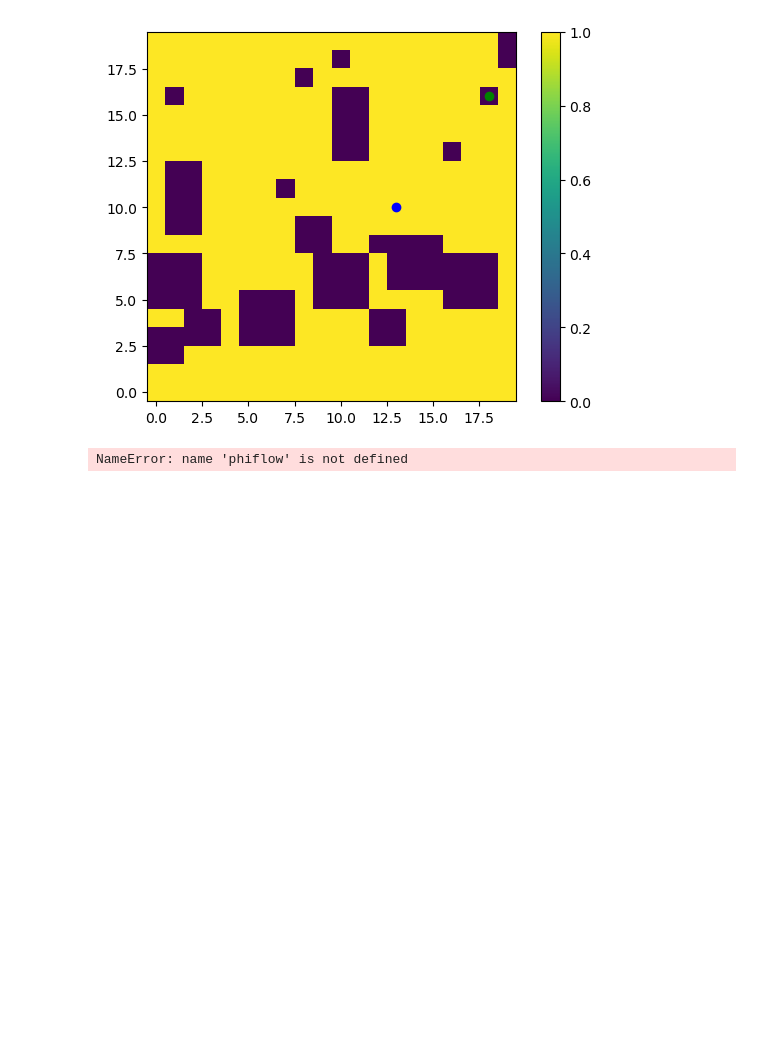
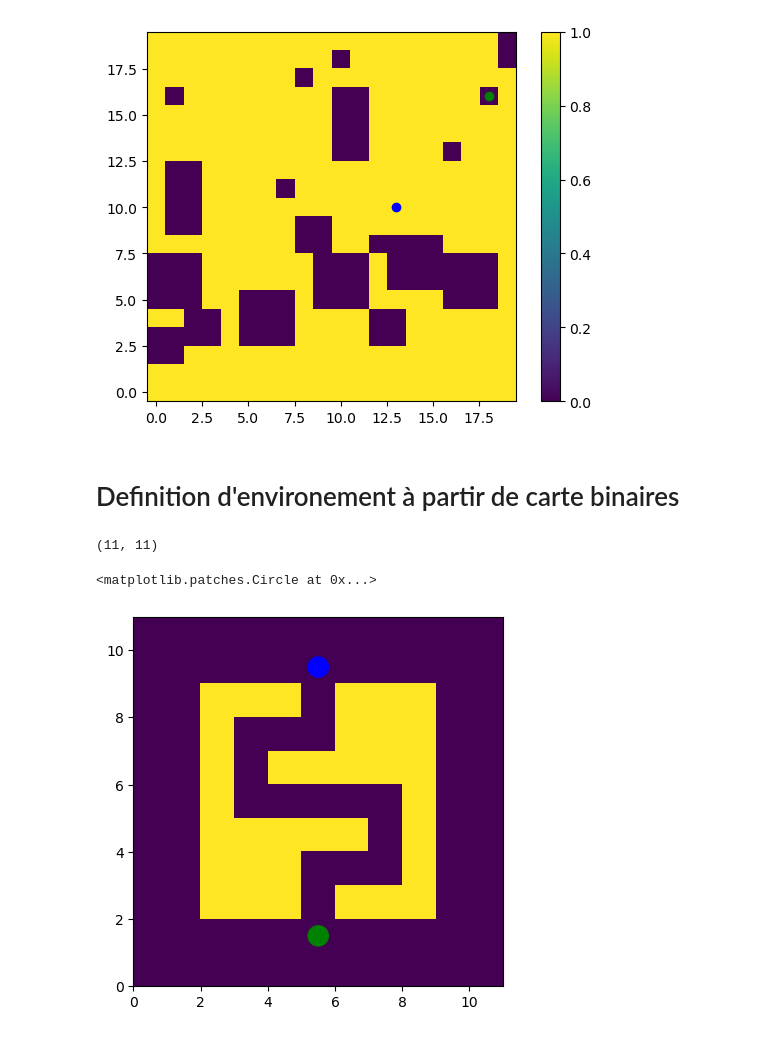
Before and after one commit to rcremese/snake-ai, a Jupyter notebook: digital_twin_paper.ipynb, the cells around one changed output. Drawn from its saved outputs; the diff is of its cells as text; code cells hidden in the pictures; blank space fills up the shorter version.

```diff
--- a/digital_twin_paper.ipynb
+++ b/digital_twin_paper.ipynb
@@ -37,10 +80,39 @@ plt.colorbar()
 # %% [output]
 <matplotlib.colorbar.Colorbar at 0x...>
 [figure]
-# %%
-bounds = pf.Box(x=env.width, y=env.height)
-goal = pf.Box(x=(env.goal.left, env.goal.right), y=(env.goal.top, env.goal.bottom))
-resolution = 2
-boundary_conditions = pf.CenteredGrid(0, bounds=bounds, extrapolation=0, resolution=pf.spatial(x=env.width * resolution, y= env.height * resolution))
-# %% [output]
-NameError: name 'phiflow' is not defined
+# %% [markdown]
+# Definition d'environement à partir de carte binaires
+# %%
+binary_map = np.array([
+    [0, 0,0,0,0,0,0,0,0,0, 0],
+    [0, 0,0,0,0,0,0,0,0,0, 0],
+    [0, 0,1,1,1,0,1,1,1,0, 0],
+    [0, 0,1,1,1,0,0,0,1,0, 0],
+    [0, 0,1,1,1,1,1,0,1,0, 0],
+    [0, 0,1,0,0,0,0,0,1,0, 0],
+    [0, 0,1,0,1,1,1,1,1,0, 0],
+    [0, 0,1,0,0,0,1,1,1,0, 0],
+    [0, 0,1,1,1,0,1,1,1,0, 0],
+    [0, 0,0,0,0,0,0,0,0,0, 0],
+    [0, 0,0,0,0,0,0,0,0,0, 0],
+])
+binary_map.shape
+# %% [output]
+(11, 11)
+# %%
+res = 10
+x_max, y_max = binary_map.shape
+
+new_obs_map = np.zeros((x_max * res, y_max * res))
+for x, y in np.argwhere(binary_map):
+    new_obs_map[x*res:(x+1)*res, y*res:(y+1)*res] = 1
+# %%
+init_pos = np.array([5.5, 1.5])
+goal_pos = np.array([5.5, 9.5])
+fig, ax = plt.subplots()
+ax.imshow(new_obs_map, origin='lower', extent=[0, x_max, 0, y_max])
+ax.add_patch(plt.Circle(init_pos, 0.3, color="green"))
+ax.add_patch(plt.Circle(goal_pos, 0.3, color="blue"))
+# %% [output]
+<matplotlib.patches.Circle at 0x...>
+[figure, added]
```
Also changed, not shown: parts of 7 cells of this notebook.
